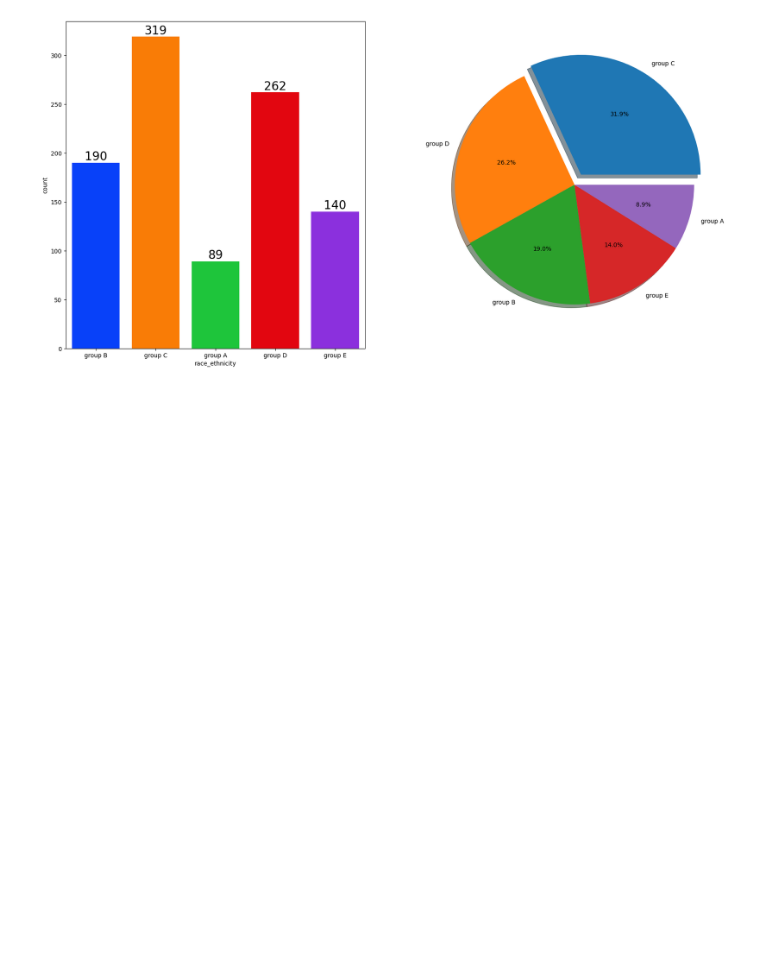
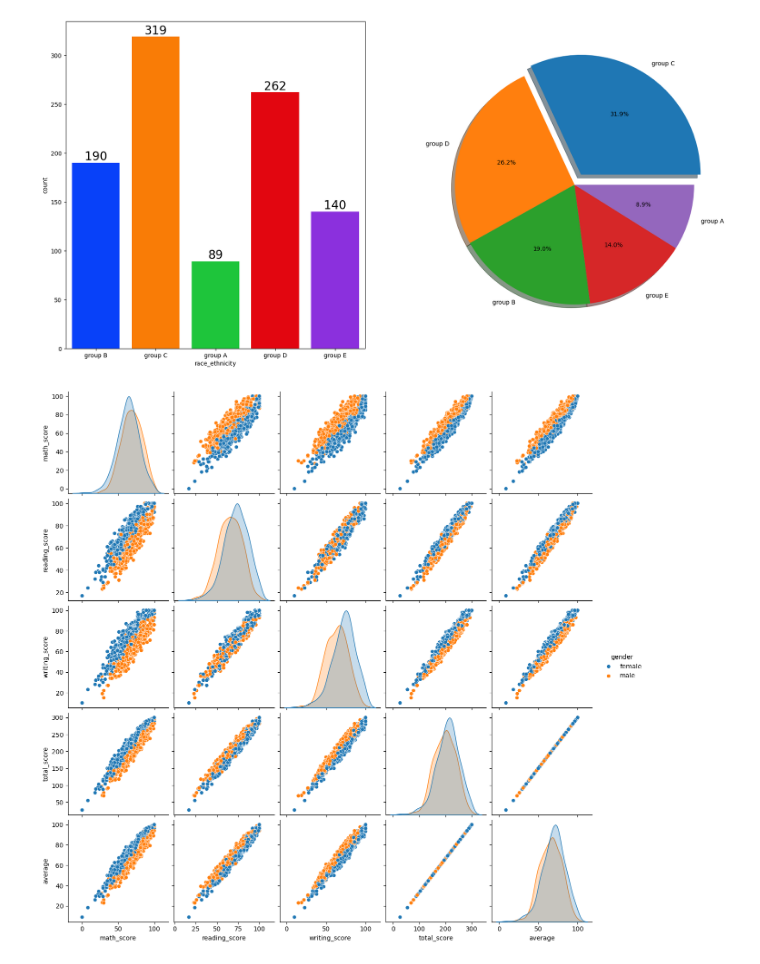
Before and after one commit to YOMI079/ML_PROJECT, a Jupyter notebook: notebook/1 . EDA STUDENT PERFORMANCE .ipynb, the cells around one changed output. Cells and saved outputs as stored; diff of their text form; code cells hidden in the pictures; blank space fills up the shorter version.

```diff
--- a/notebook/1 . EDA STUDENT PERFORMANCE .ipynb
+++ b/notebook/1 . EDA STUDENT PERFORMANCE .ipynb
@@ -331,3 +334,8 @@ plt.pie(x = df['race_ethnicity'].value_counts() , labels=df['race_ethnicity'].va
 plt.show()
 # %% [output]
 [figure]
+# %%
+sns.pairplot(df,hue = 'gender')
+plt.show()
+# %% [output]
+[figure, added]
```
Also changed, not shown: parts of 1 cell of this notebook, 1 other file.
